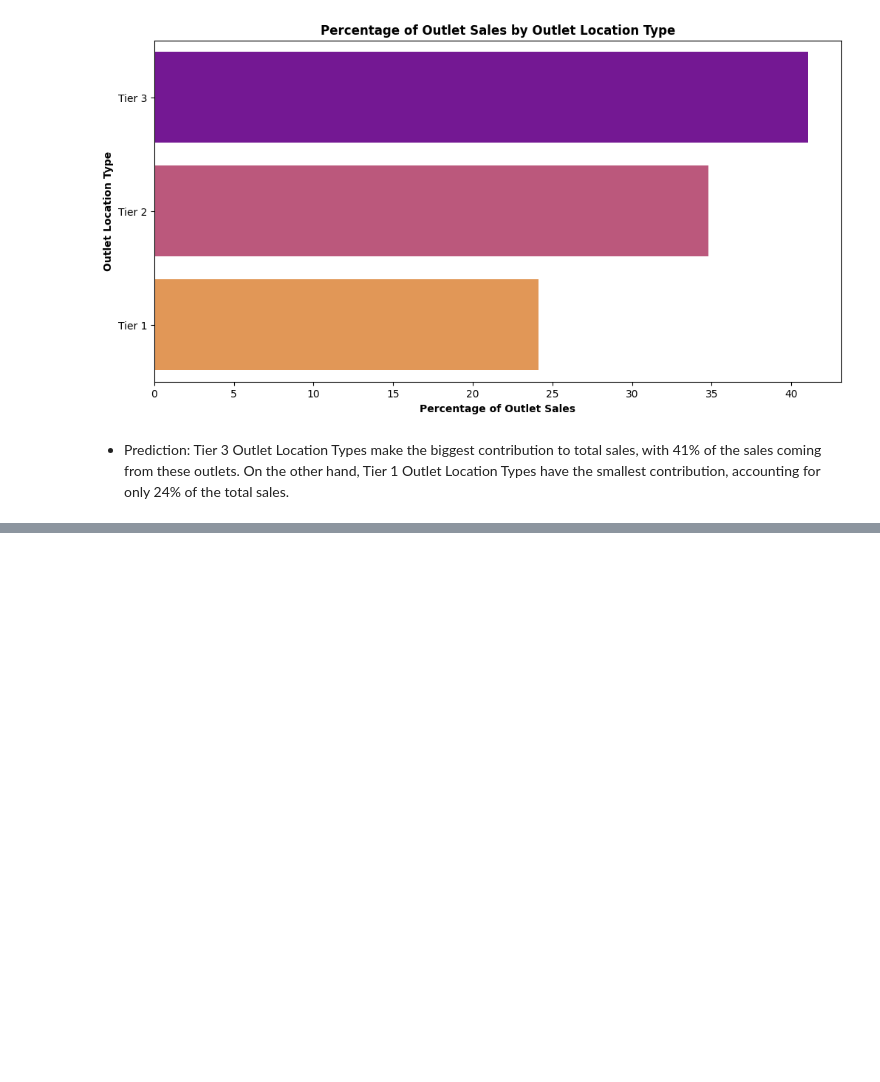
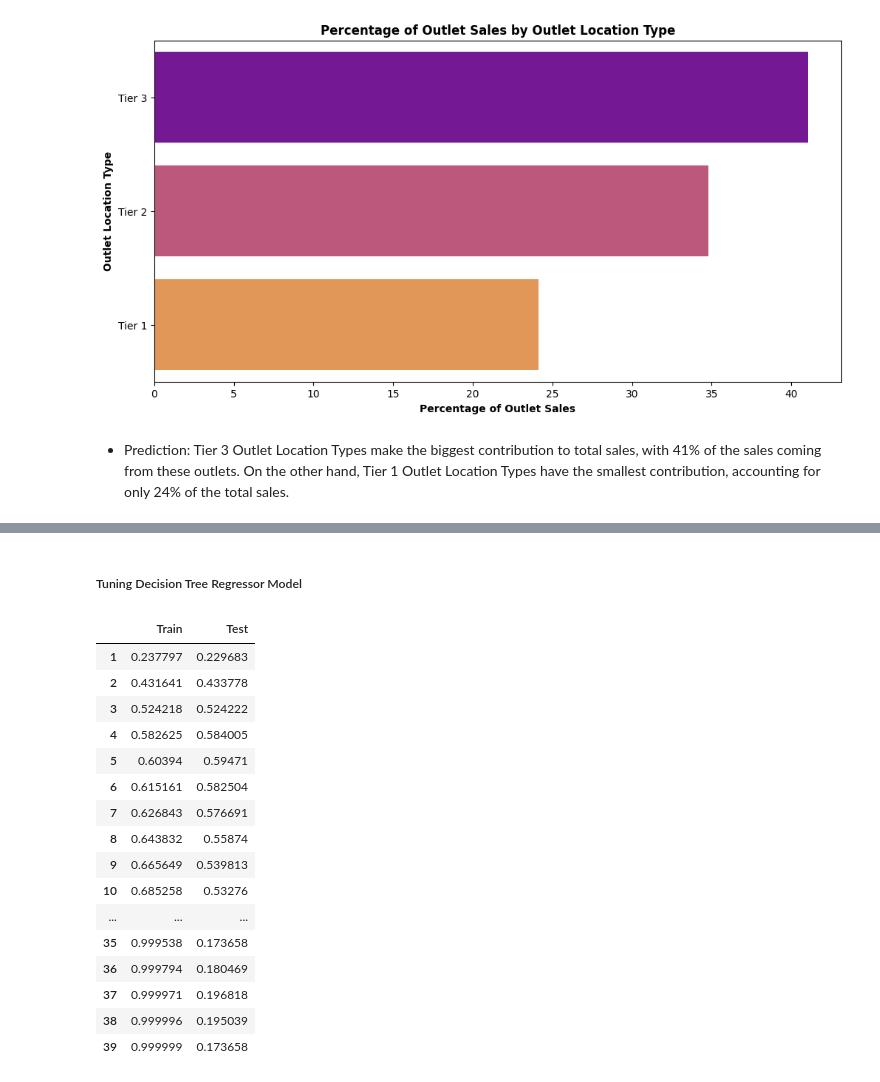
Before and after one commit to patelmedha/Prediction-of-Product-Sales, a Jupyter notebook: PREDICTION_OF_PRODUCT_SALES.ipynb, the cells around one changed output, grey strips where cells are left out. Saved outputs shown, nothing was run; the diff lists cells and outputs as text; code cells hidden in the pictures; blank space fills up the shorter version.

```diff
--- a/PREDICTION_OF_PRODUCT_SALES.ipynb
+++ b/PREDICTION_OF_PRODUCT_SALES.ipynb
@@ -1243,0 +1679,4 @@ ax.set_xlabel('Percentage of Outlet Sales', fontsize=10, fontweight='bold');
+# %%
+#Make and fit model
+lr_pipe = make_pipeline(preprocessor,LinearRegression())
+lr_pipe.fit(X_train, y_train)
@@ -1243,0 +1755,2 @@ ax.set_xlabel('Percentage of Outlet Sales', fontsize=10, fontweight='bold');
+# %% [markdown]
+##### Tuning Decision Tree Regressor Model
@@ -1243,0 +1786,20 @@ ax.set_xlabel('Percentage of Outlet Sales', fontsize=10, fontweight='bold');
+# %%
+scores
+# %% [output]
+|  | Train | Test |
+| 1 | 0.237797 | 0.229683 |
+| 2 | 0.431641 | 0.433778 |
+| 3 | 0.524218 | 0.524222 |
+| 4 | 0.582625 | 0.584005 |
+| 5 | 0.60394 | 0.59471 |
+| 6 | 0.615161 | 0.582504 |
+| 7 | 0.626843 | 0.576691 |
+| 8 | 0.643832 | 0.55874 |
+| 9 | 0.665649 | 0.539813 |
+| 10 | 0.685258 | 0.53276 |
+| ... | ... | ... |
+| 35 | 0.999538 | 0.173658 |
+| 36 | 0.999794 | 0.180469 |
+| 37 | 0.999971 | 0.196818 |
+| 38 | 0.999996 | 0.195039 |
+| 39 | 0.999999 | 0.173658 |
```
Also changed, not shown: parts of 74 cells of this notebook.
